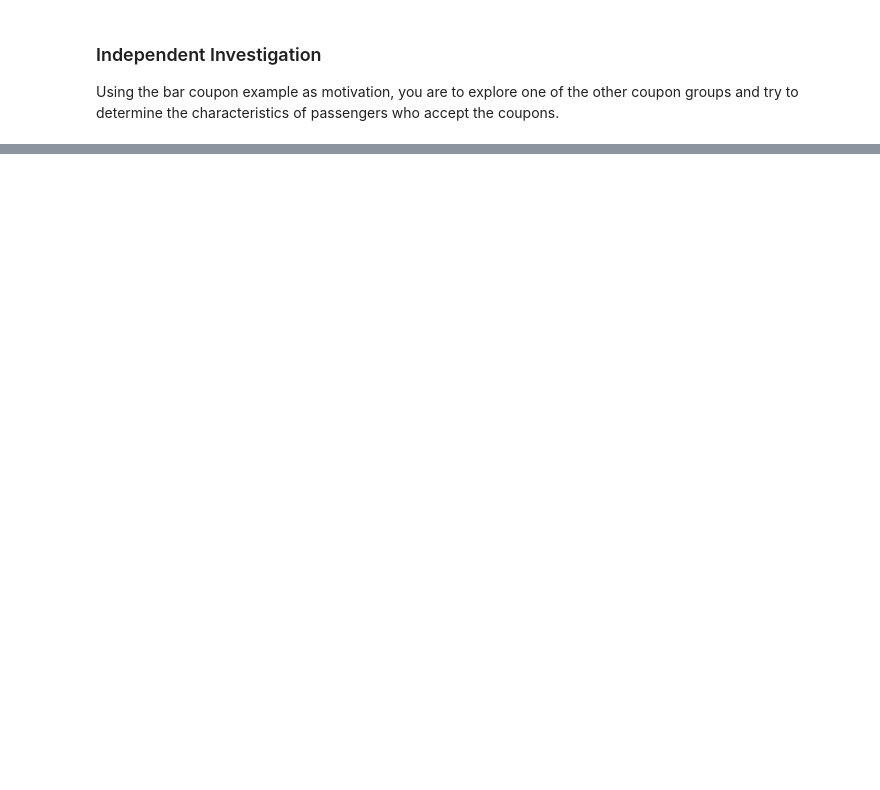
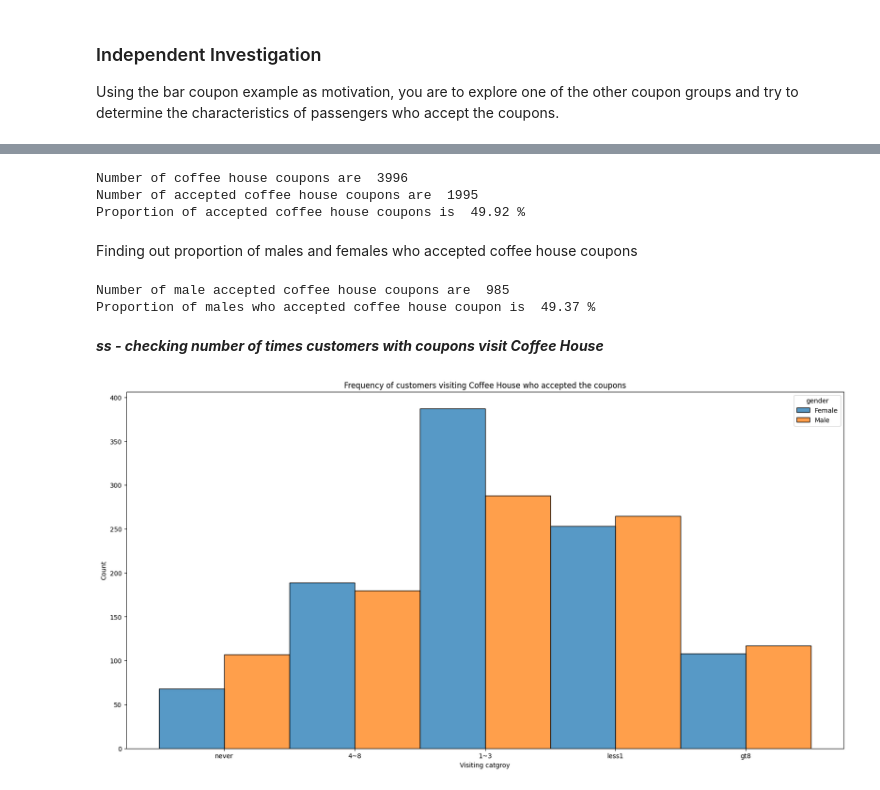
Before and after one commit to Ssahu620/SS-ML-AI-001, a Jupyter notebook: ss_promp.ipynb, the cells around one changed output, grey strips where cells are left out. Drawn from its saved outputs; the diff is of its cells as text; code cells hidden in the pictures; blank space fills up the shorter version.

```diff
--- a/ss_promp.ipynb
+++ b/ss_promp.ipynb
@@ -516,0 +517,4 @@ Using the bar coupon example as motivation, you are to explore one of the other
+# %%
+coffee_house_coupon = data.query("coupon == 'Coffee House'")
+coffee_house_coupon.shape
+coffee_house_coupon.head()
@@ -516,0 +529,29 @@ Using the bar coupon example as motivation, you are to explore one of the other
+# %%
+acc_coffee_house_coupon = coffee_house_coupon.query("Y == 1")
+print("Number of coffee house coupons are ", coffee_house_coupon.shape[0])
+print("Number of accepted coffee house coupons are ", acc_coffee_house_coupon.shape[0])
+print("Proportion of accepted coffee house coupons is ", round(acc_coffee_house_coupon.shape[0]/coffee_house_coupon.shape[0]*100, 2), "%")
+# %% [output]
+Number of coffee house coupons are  3996
+Number of accepted coffee house coupons are  1995
+Proportion of accepted coffee house coupons is  49.92 %
+# %% [markdown]
+Finding out proportion of males and females who accepted coffee house coupons
+# %%
+male_acc_coffee_house = acc_coffee_house_coupon.query("gender == 'Male'")
+print("Number of male accepted coffee house coupons are ", male_acc_coffee_house.shape[0])
+print("Proportion of males who accepted coffee house coupon is ", round(male_acc_coffee_house.shape[0]/acc_coffee_house_coupon.shape[0]*100, 2), "%")
+# %% [output]
+Number of male accepted coffee house coupons are  985
+Proportion of males who accepted coffee house coupon is  49.37 %
+# %% [markdown]
+***ss - checking number of times customers with coupons visit Coffee House***
+# %%
+sns.histplot(data = acc_coffee_house_coupon, x= "CoffeeHouse", hue = "gender", multiple = "dodge" )
+plt.title("Frequency of customers visiting Coffee House who accepted the coupons")
+plt.xlabel("Visiting catgroy")
+plt.ylabel("Count")
+plt.gcf().set_size_inches(20, 10)
+plt.show()
+# %% [output]
+[figure, added]
```
Also changed, not shown: parts of 12 cells of this notebook.
